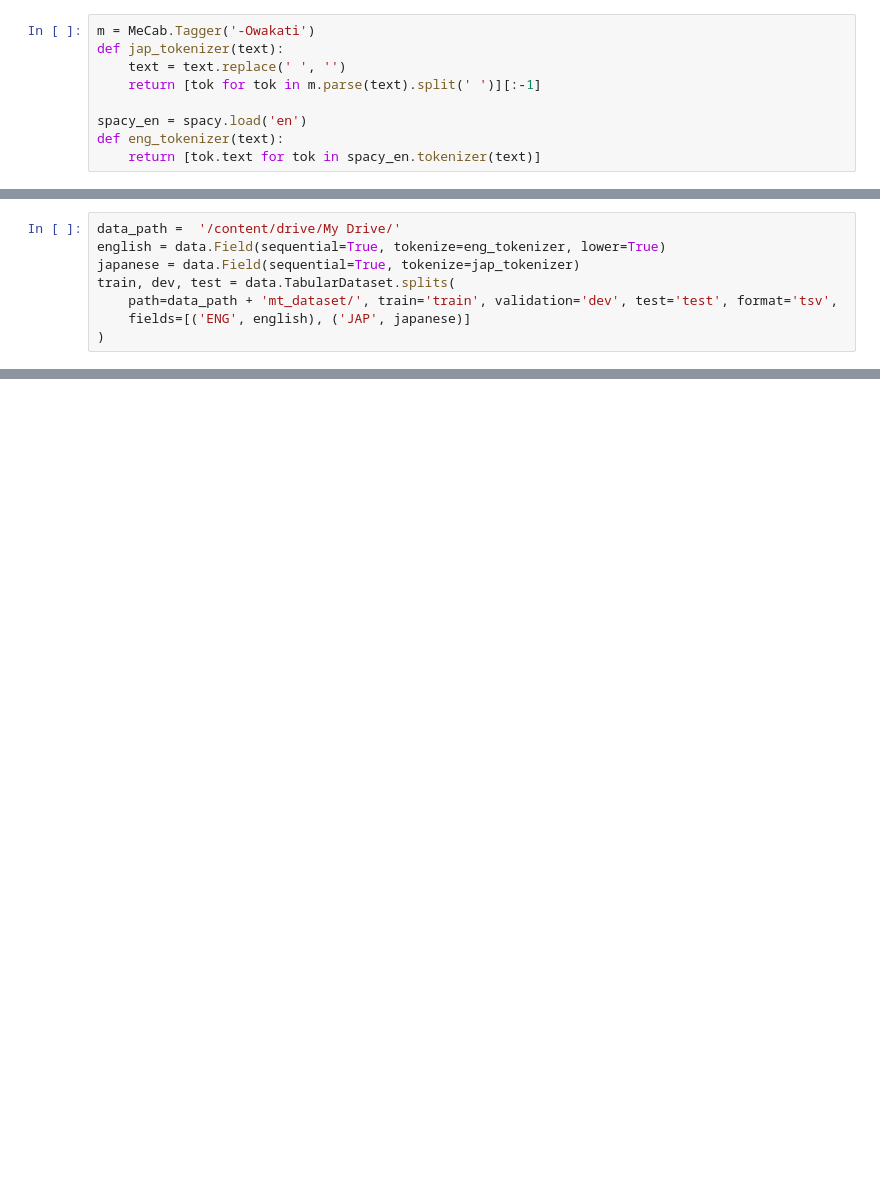
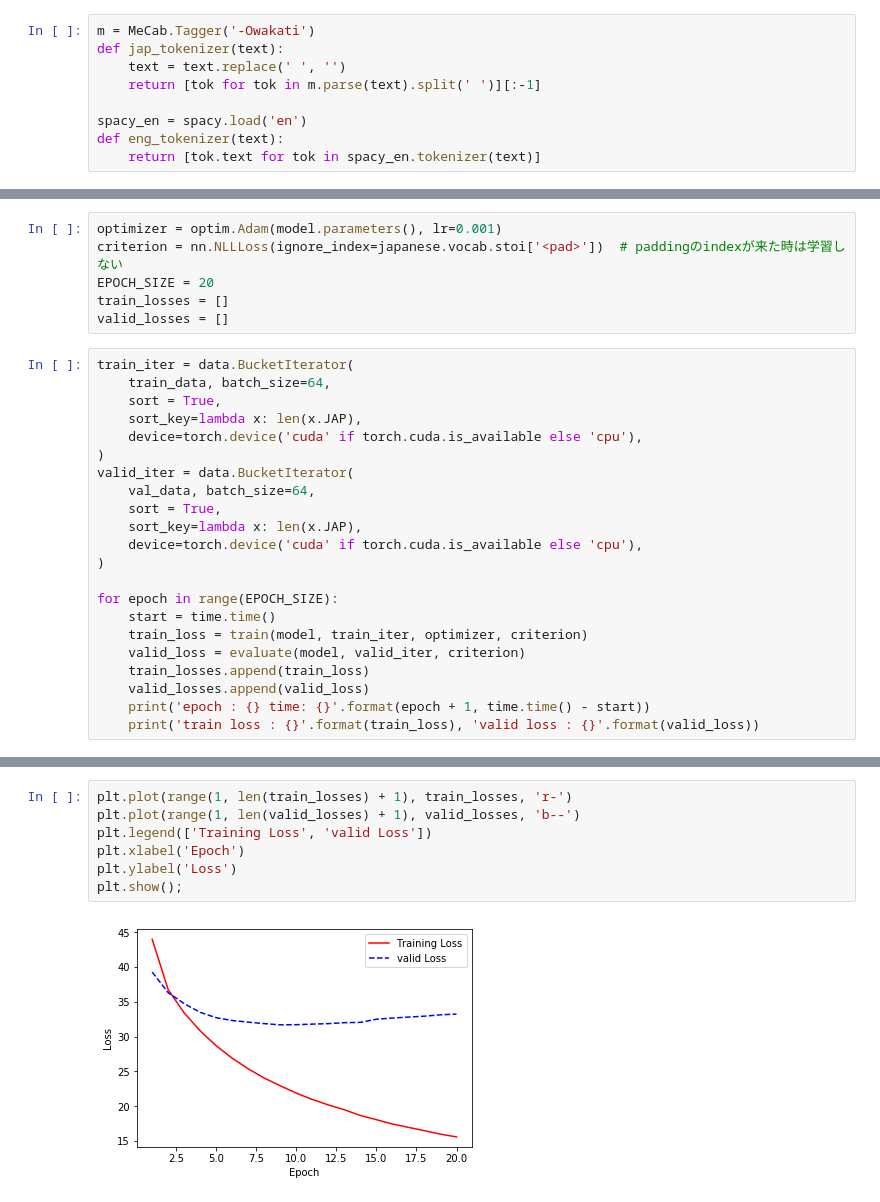
Before and after one commit to rikeda71/Seq2Seq_sample, a Jupyter notebook: Seq2Seq_sample.ipynb, the cells around one changed output, grey strips where cells are left out. Cells and saved outputs as stored; diff of their text form; blank space fills up the shorter version.

```diff
--- a/Seq2Seq_sample.ipynb
+++ b/Seq2Seq_sample.ipynb
@@ -82,8 +97,0 @@ vars(a[2])
-# %%
-data_path =  '/content/drive/My Drive/'
-english = data.Field(sequential=True, tokenize=eng_tokenizer, lower=True)
-japanese = data.Field(sequential=True, tokenize=jap_tokenizer)
-train, dev, test = data.TabularDataset.splits(
-    path=data_path + 'mt_dataset/', train='train', validation='dev', test='test', format='tsv',
-    fields=[('ENG', english), ('JAP', japanese)]
-)
@@ -141,0 +265,28 @@ class Seq2Seq(nn.Module):
+# %%
+optimizer = optim.Adam(model.parameters(), lr=0.001)
+criterion = nn.NLLLoss(ignore_index=japanese.vocab.stoi['<pad>'])  # paddingのindexが来た時は学習しない
+EPOCH_SIZE = 20
+train_losses = []
+valid_losses = []
+# %%
+train_iter = data.BucketIterator(
+    train_data, batch_size=64,
+    sort = True,
+    sort_key=lambda x: len(x.JAP),
+    device=torch.device('cuda' if torch.cuda.is_available else 'cpu'),
+)
+valid_iter = data.BucketIterator(
+    val_data, batch_size=64,
+    sort = True,
+    sort_key=lambda x: len(x.JAP),
+    device=torch.device('cuda' if torch.cuda.is_available else 'cpu'),
+)
+
+for epoch in range(EPOCH_SIZE):
+    start = time.time()
+    train_loss = train(model, train_iter, optimizer, criterion)
+    valid_loss = evaluate(model, valid_iter, criterion)
+    train_losses.append(train_loss)
+    valid_losses.append(valid_loss)
+    print('epoch : {} time: {}'.format(epoch + 1, time.time() - start))
+    print('train loss : {}'.format(train_loss), 'valid loss : {}'.format(valid_loss))
@@ -141,0 +311,9 @@ class Seq2Seq(nn.Module):
+# %%
+plt.plot(range(1, len(train_losses) + 1), train_losses, 'r-')
+plt.plot(range(1, len(valid_losses) + 1), valid_losses, 'b--')
+plt.legend(['Training Loss', 'valid Loss'])
+plt.xlabel('Epoch')
+plt.ylabel('Loss')
+plt.show();
+# %% [output]
+[figure, added]
```
Also changed, not shown: parts of 25 cells of this notebook.
